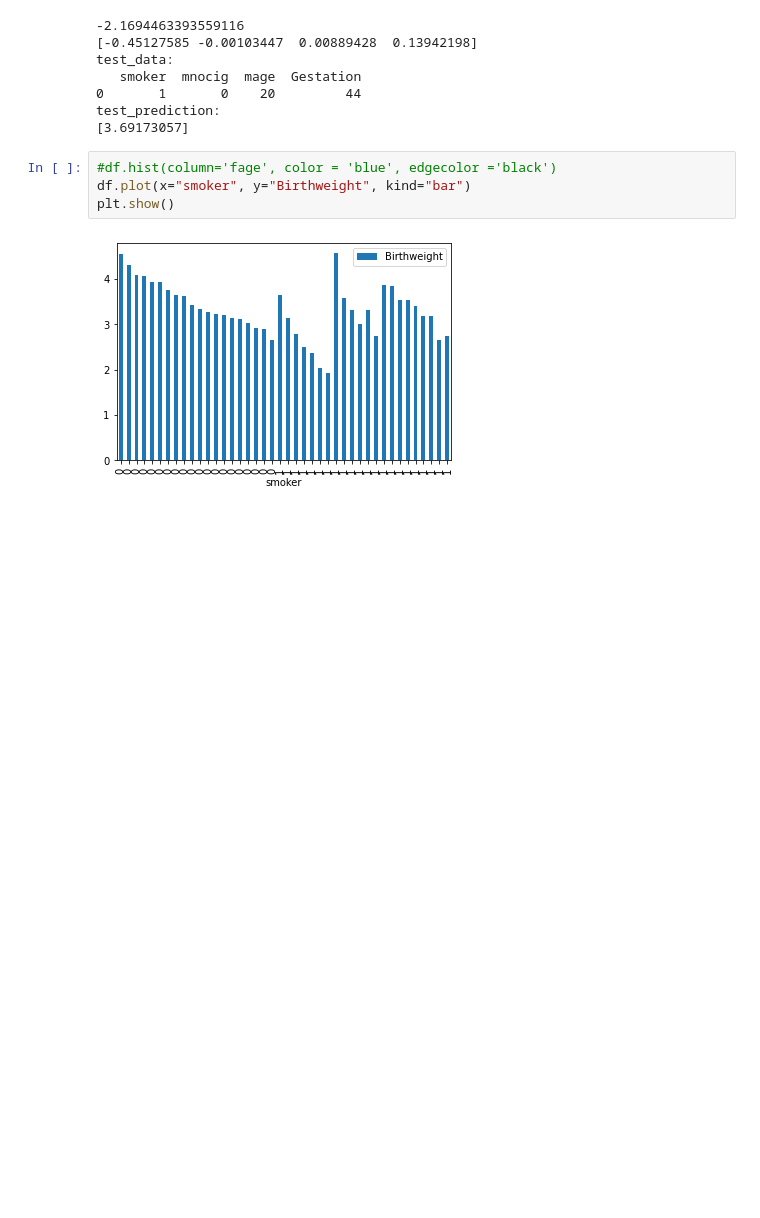
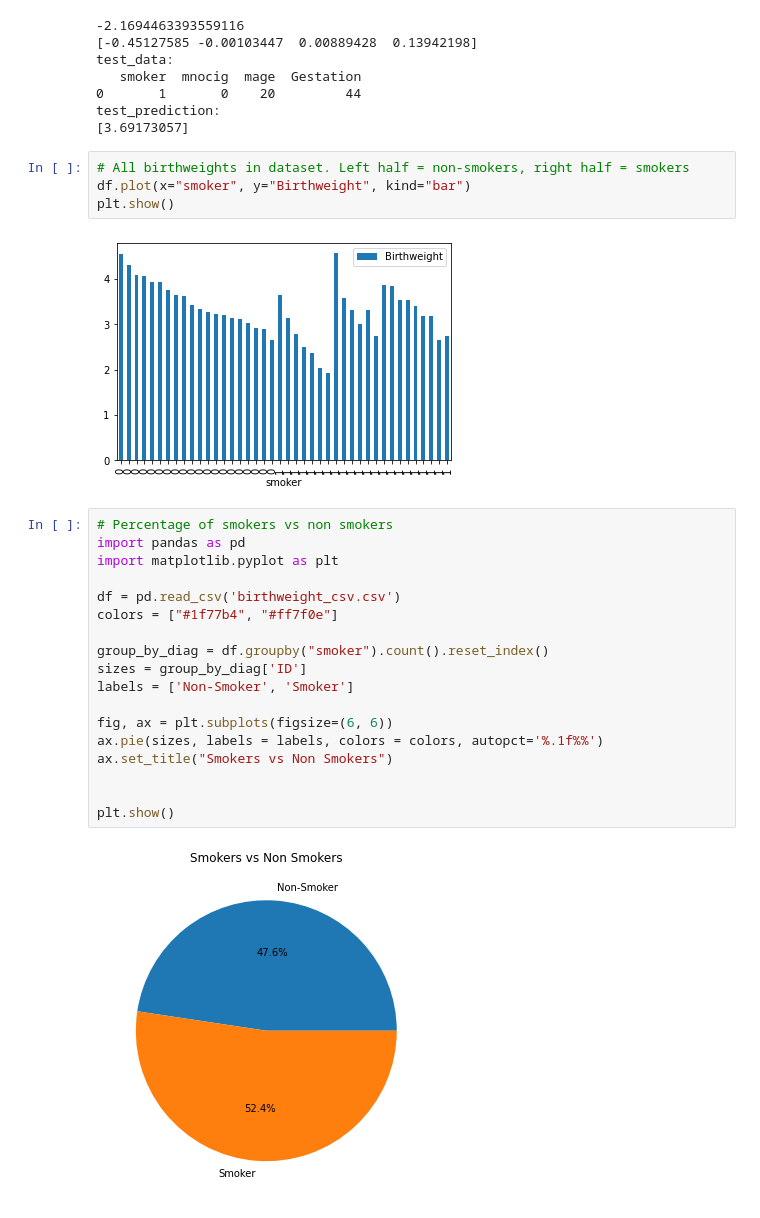
Before and after one commit to hiimfam/data-project, a Jupyter notebook: main.ipynb, the cells around one changed output. Cells and saved outputs as stored; diff of their text form; blank space fills up the shorter version.

```diff
--- a/main.ipynb
+++ b/main.ipynb
@@ -217,8 +217,28 @@ test_data:
 test_prediction:
 [3.69173057]
 # %%
-#df.hist(column='fage', color = 'blue', edgecolor ='black')
+# All birthweights in dataset. Left half = non-smokers, right half = smokers
 df.plot(x="smoker", y="Birthweight", kind="bar")
 plt.show()
 # %% [output]
 [figure]
+# %%
+# Percentage of smokers vs non smokers
+import pandas as pd
+import matplotlib.pyplot as plt
+
+df = pd.read_csv('birthweight_csv.csv')
+colors = ["#1f77b4", "#ff7f0e"]
+
+group_by_diag = df.groupby("smoker").count().reset_index()
+sizes = group_by_diag['ID']
+labels = ['Non-Smoker', 'Smoker']
+
+fig, ax = plt.subplots(figsize=(6, 6))
+ax.pie(sizes, labels = labels, colors = colors, autopct='%.1f%%')
+ax.set_title("Smokers vs Non Smokers")
+
+
+plt.show()
+# %% [output]
+[figure, added]
```
